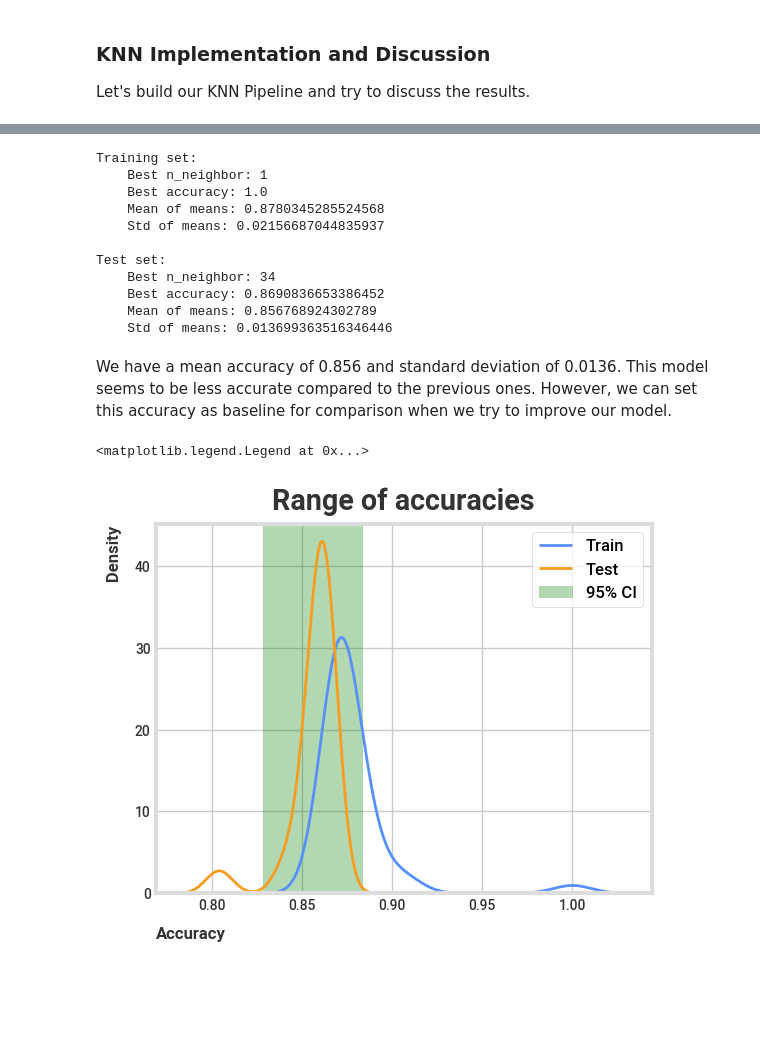
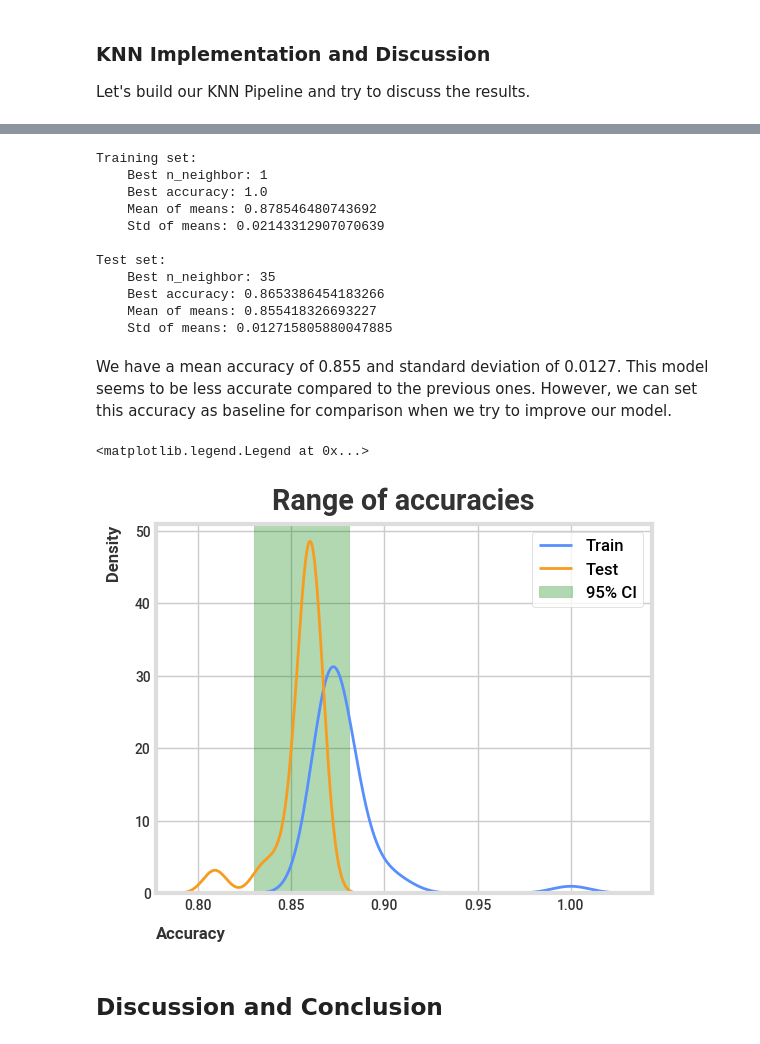
Before and after one commit to iragca/machine-learning, a Jupyter notebook: notebooks/assignments/1.0_KNN-Implementation.ipynb, the cells around one changed output, grey strips where cells are left out. Drawn from its saved outputs; the diff is of its cells as text; code cells hidden in the pictures; blank space fills up the shorter version.

Commit message:
feat: added conclusion, refactored up some small parts of the code

```diff
--- a/notebooks/assignments/1.0_KNN-Implementation.ipynb
+++ b/notebooks/assignments/1.0_KNN-Implementation.ipynb
@@ -139,7 +141,7 @@ class KNNPipeline:
     ) -> Tuple[List[float], List[float]]:
         """Perform grid search over different n_neighbors values"""
         logger.info(
-            f"Starting Grid Search for {self.data_name}"
+            f"Starting Grid Search for {self.data_name}. "
             f"n_neighbors: {n_neighbors}, trials: {trials}"
         )
 
@@ -153,16 +155,18 @@ class KNNPipeline:
             train_means.append(train_mean)
             test_means.append(test_mean)
 
+        train_means, test_means = np.array(train_means), np.array(test_means)
+
         chart = None
         if plot:
             chart = self._plot_results(n_neighbors, train_means, test_means, trials)
 
         logger.info(
             f"Finished Grid Search for {self.data_name}\n "
-            f"Train: {train_means}\n "
-            f"Test: {test_means}"
+            f"Train max accuracy: {train_means.max()}\n "
+            f"Test max accuracy: {test_means.max()}"
         )
-        return np.array(train_means), np.array(test_means), self.data_name, chart
+        return train_means, test_means, self.data_name, chart
 
     def _plot_results(
         self,
@@ -545,25 +562,33 @@ Test set:
 Training set:
     Best n_neighbor: 1
     Best accuracy: 1.0
-    Mean of means: 0.8780345285524568
-    Std of means: 0.02156687044835937
+    Mean of means: 0.878546480743692
+    Std of means: 0.02143312907070639
 
 Test set:
-    Best n_neighbor: 34
-    Best accuracy: 0.8690836653386452
-    Mean of means: 0.856768924302789
-    Std of means: 0.013699363516346446
+    Best n_neighbor: 35
+    Best accuracy: 0.8653386454183266
+    Mean of means: 0.855418326693227
+    Std of means: 0.012715805880047885
 # %% [markdown]
-We have a mean accuracy of 0.856 and standard deviation of 0.0136. This model seems to be less accurate compared to the previous ones. However, we can set this accuracy as baseline for comparison when we try to improve our model.
+We have a mean accuracy of 0.855 and standard deviation of 0.0127. This model seems to be less accurate compared to the previous ones. However, we can set this accuracy as baseline for comparison when we try to improve our model.
 # %%
 sns.kdeplot(upcat_train_results, label='Train')
 sns.kdeplot(upcat_test_results, label='Test')
 
-plt.axvspan(0.856 - 0.0274, 0.856 + 0.0274, color='green', alpha=0.3, label="95% CI")
+upcat_mean = upcat_test_results.mean()
+upcat_2std = upcat_test_results.std() * 2
+
+plt.axvspan(
+    upcat_mean - upcat_2std, upcat_mean + upcat_2std,
+    color='green', alpha=0.3, label="95% CI"
+)
 plt.title("Range of accuracies")
 plt.xlabel("Accuracy")
 plt.grid()
 plt.legend()
 # %% [output]
 <matplotlib.legend.Legend at 0x...>
-[figure, old version]
+[figure, new version]
+# %% [markdown]
+## Discussion and Conclusion
```
Also changed, not shown: parts of 17 cells of this notebook.
